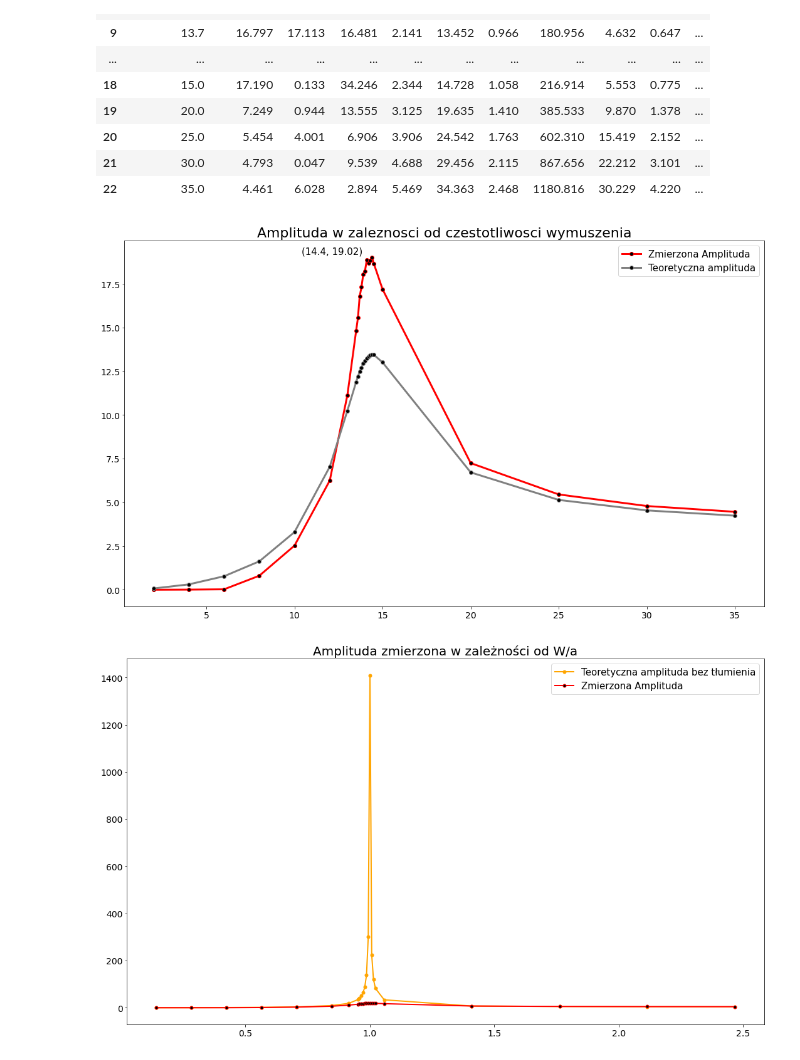
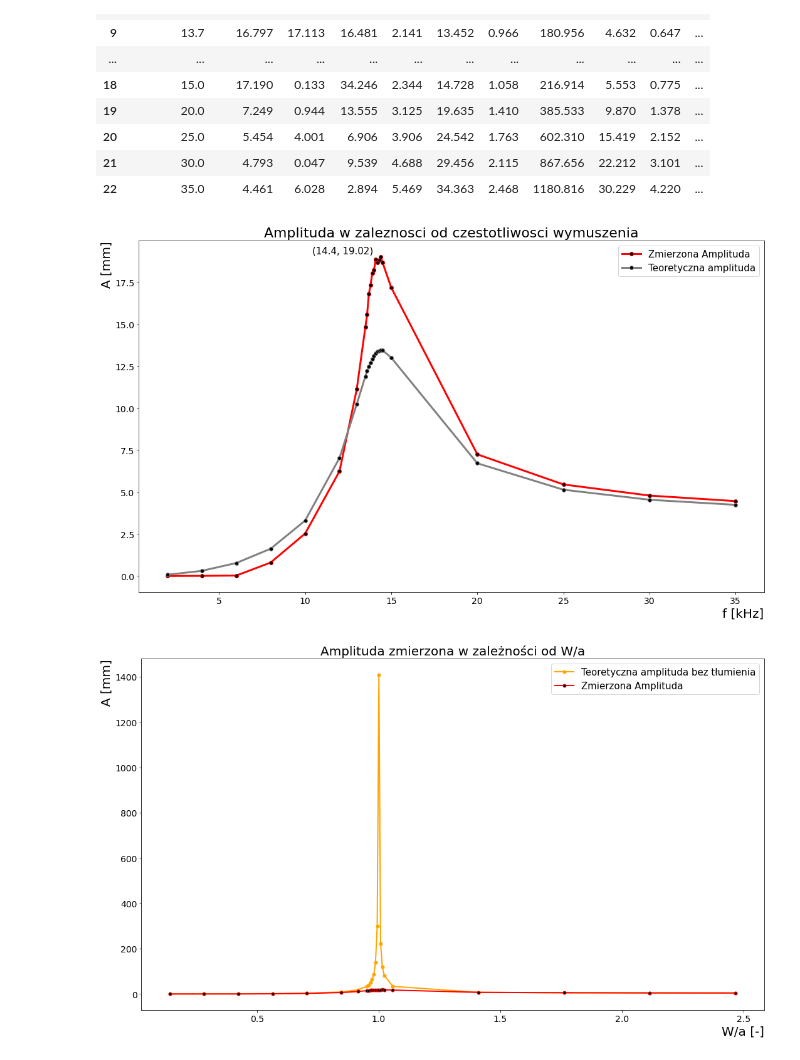
Before and after one commit to NotSirius-A/mechanika, a Jupyter notebook: mechanika.ipynb, the cells around one changed output. Drawn from its saved outputs; the diff is of its cells as text; code cells hidden in the pictures.

```diff
--- a/mechanika.ipynb
+++ b/mechanika.ipynb
@@ -158,21 +163,24 @@ df_wymuszone.head(n=100)
 # %%
 fig, ax = plt.subplots()
 x = df_wymuszone["Czestotliwosc"]
 y = df_wymuszone["Amplituda"]
 ax.plot(x, y, color='r', linewidth=3, marker=".", markersize=12, markerfacecolor='black', label="Zmierzona Amplituda")
 plt.rcParams['figure.figsize'] = [15, 9]
 for i, j in zip(x, y):
     if j == df_wymuszone["Amplituda"].max():
         plt.text(i-4, j+0.2, f'({i}, {j})', {'size': 15})
 
 y = df_wymuszone["Ad"]
 ax.plot(x, y, color='gray', linewidth=3, marker=".", markersize=12, markerfacecolor='black', label="Teoretyczna amplituda")
 
 ax.set_title("Amplituda w zaleznosci od czestotliwosci wymuszenia", {'size': 22})
 ax.legend(loc=1, prop={'size': 15})
+
+ax.set_xlabel("f [kHz]", {'size': 20}, loc='right')
+ax.set_ylabel("A [mm]", {'size': 20}, loc='top')
 plt.show()
 # %% [output]
-[figure, old version]
+[figure, new version]
 # %%
 fig, ax = plt.subplots()
 x = df_wymuszone["W/a"]
@@ -185,9 +193,11 @@ ax.plot(x, y, color='r', linewidth=2, marker=".", markersize=10, markerfacecolor
 ax.set_title("Amplituda zmierzona w zależności od W/a", {'size': 20})
 
 ax.legend(loc=1, prop={'size': 15})
+ax.set_xlabel("W/a [-]", {'size': 20}, loc='right')
+ax.set_ylabel("A [mm]", {'size': 20}, loc='top')
 plt.show()
 # %% [output]
-[figure, old version]
+[figure, new version]
 # %%
 fig, ax = plt.subplots()
 x = df_wymuszone["W/a"]
```
Also changed, not shown: parts of 3 cells of this notebook, 4 other files.
